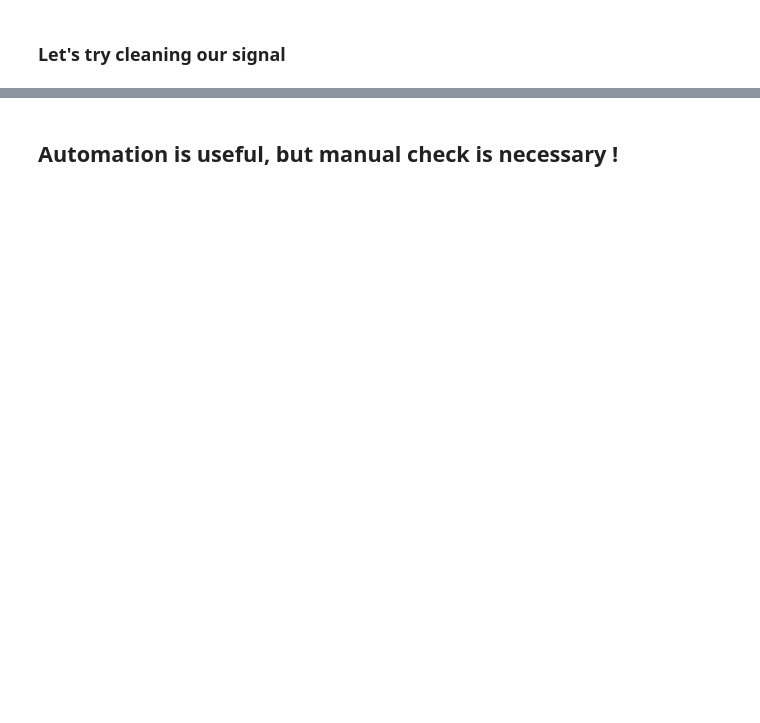
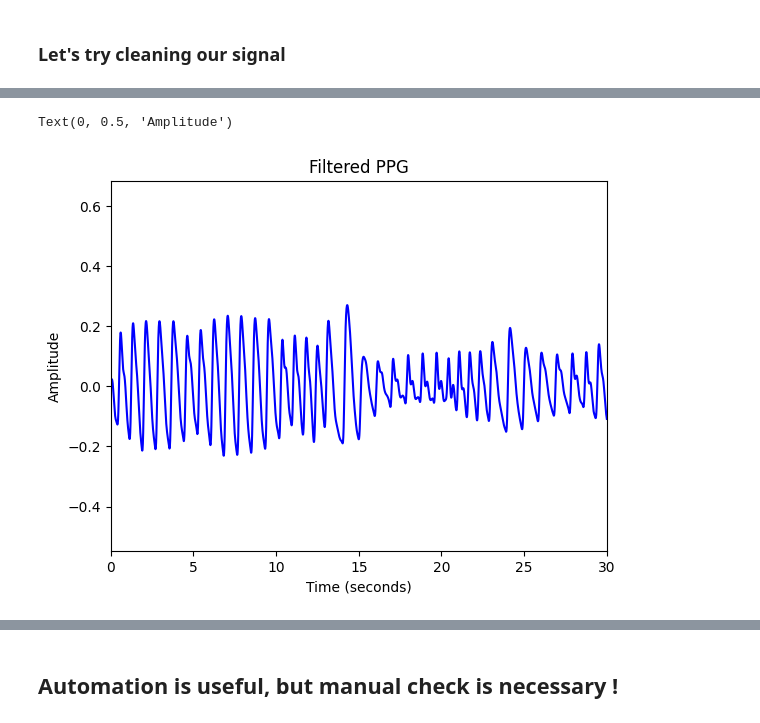
Before and after one commit to me-pic/repronim2024physiopy, a Jupyter notebook: repronim_tutorial.ipynb, the cells around one changed output, grey strips where cells are left out. Cells and saved outputs as stored; diff of their text form; code cells hidden in the pictures; blank space fills up the shorter version.

```diff
--- a/repronim_tutorial.ipynb
+++ b/repronim_tutorial.ipynb
@@ -210 +225,10 @@ print(phys_ecg.history)
+# %%
+ax = operations.plot_physio(phys_ppg)
+ax.set_title("Filtered PPG")
+ax.set_xlim(0,30)
+ax.set_xlabel("Time (seconds)")
+ax.set_ylabel("Amplitude")
+# %% [output]
+Text(0, 0.5, 'Amplitude')
+[figure, added]
 # %% [markdown]
```
Also changed, not shown: parts of 26 cells of this notebook, 4 other files.
